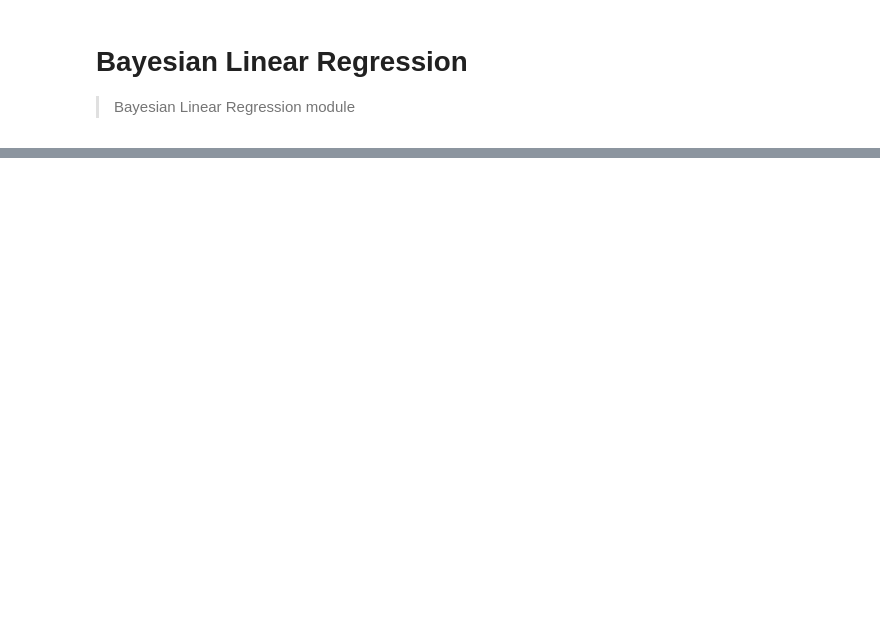
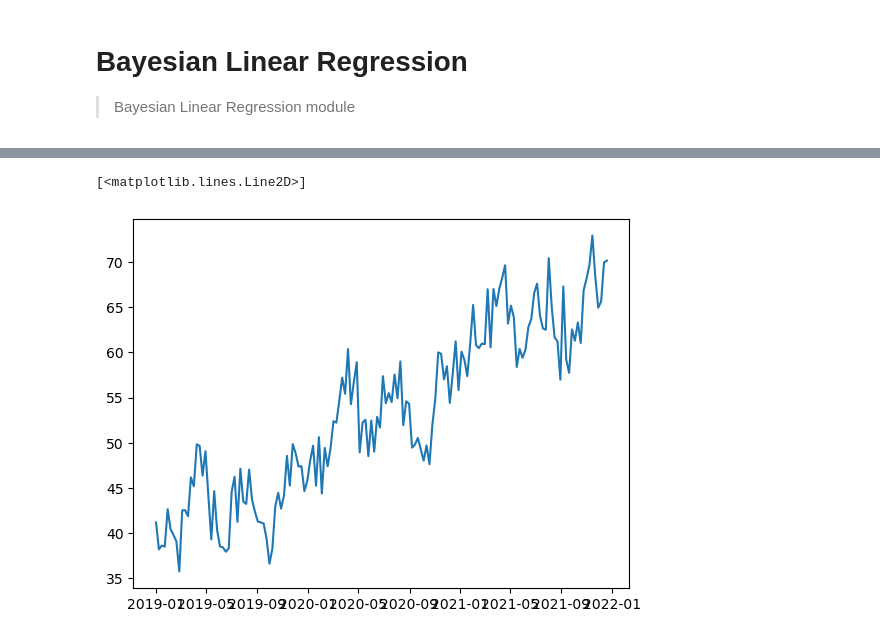
Before and after one commit to redam94/mmm-bayes, a Jupyter notebook: nbs/00_Bayesian_Linear_Regression.ipynb, the cells around one changed output, grey strips where cells are left out. Saved outputs shown, nothing was run; the diff lists cells and outputs as text; code cells hidden in the pictures; blank space fills up the shorter version.

Commit message:
Generated data

```diff
--- a/nbs/00_Bayesian_Linear_Regression.ipynb
+++ b/nbs/00_Bayesian_Linear_Regression.ipynb
@@ -273,3 +60,24 @@ class BayesianLinearRegression():
+# %%
+def s_curve(x, K, n):
+    return (x**n)/(x**n+K**n)
+# %%
+df[media_vars_trans] = np.array([s_curve(df[media], **media_transforms[media]).values for media in media_vars]).T
+# %%
+def seasonality(x):
+    return np.sin(x*2*np.pi/52)-np.sin(x*6*np.pi/52)+.5*np.sin(x*8*np.pi/52)
+# %%
+df["season"]=seasonality(df["week_indx"])
+# %%
+#|output
+model_vars = media_vars_trans+["linear_trend", "season"]
+coeffs = pd.DataFrame()
+coeffs[model_vars] = [[5, 2, 1.5, 1, .5, 10, 3]]
+beta = 50
+df["revenue"] = df[model_vars]@coeffs[model_vars].values[0] + beta + np.random.normal(loc=0, scale=2, size=156)
+plt.plot(df['date'], df["revenue"])
+# %% [output]
+[<matplotlib.lines.Line2D>]
+[figure, added]
 # %%
 #| hide
 from nbdev.showdoc import *
```
Also changed, not shown: parts of 23 cells of this notebook.
